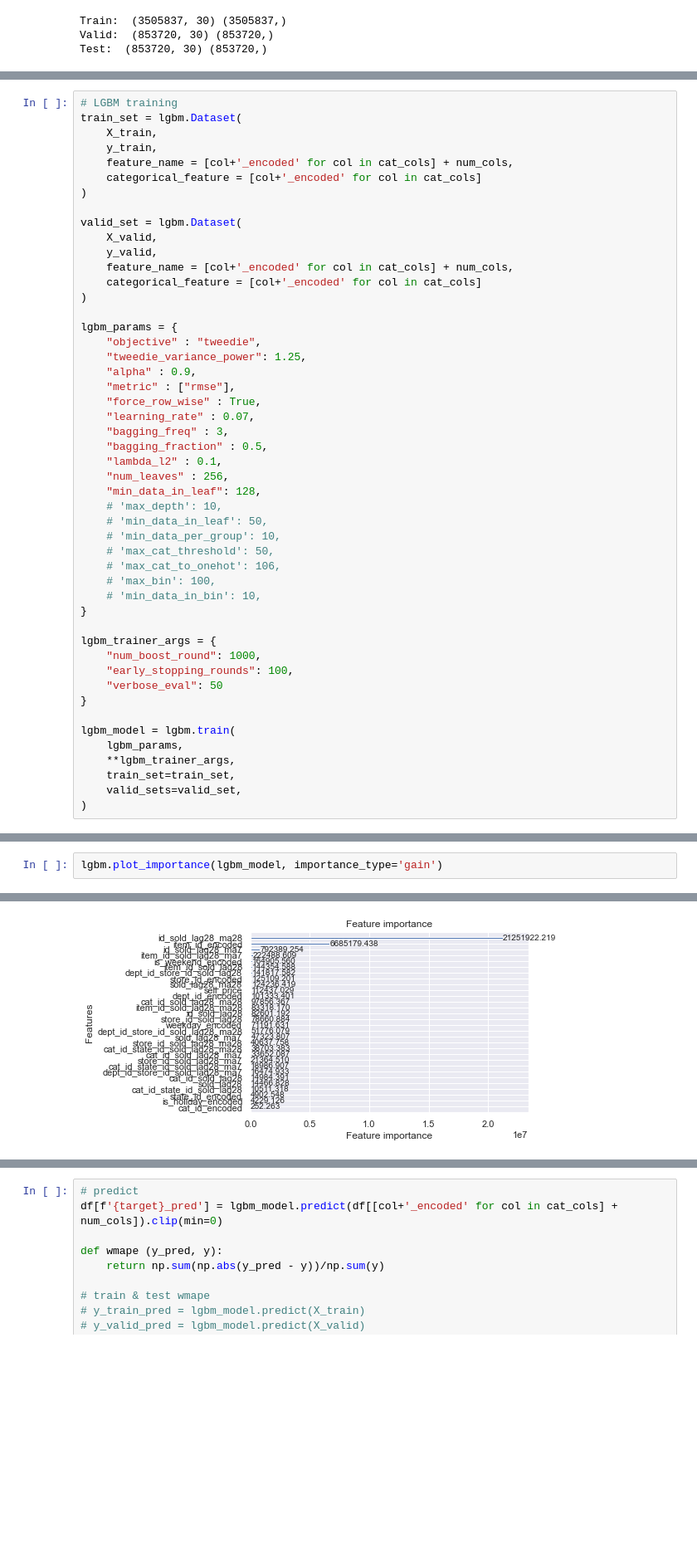
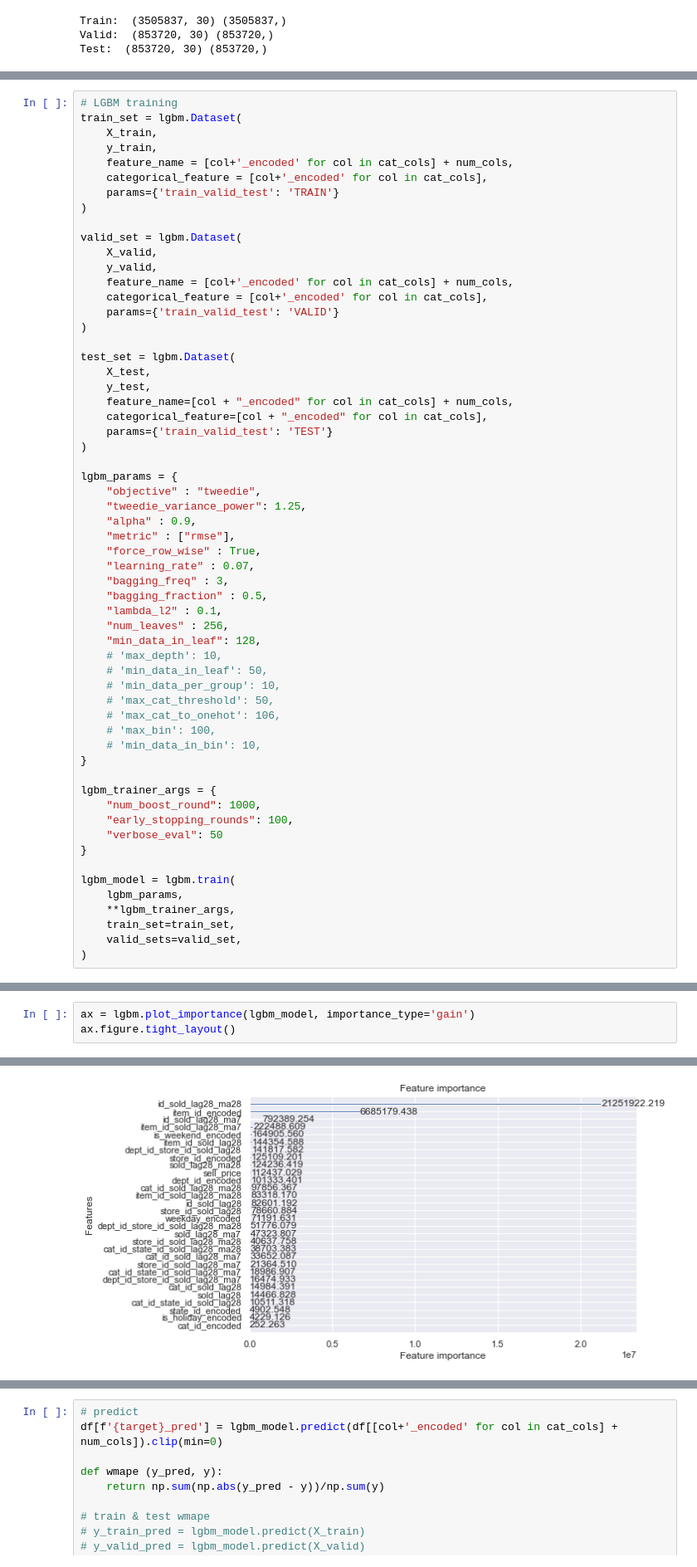
Before and after one commit to raymondlam19/m5_kedro_mlflow, a Jupyter notebook: notebooks/2_training.ipynb, the cells around one changed output, grey strips where cells are left out. Shown: that part at 83% size. Drawn from its saved outputs; the diff is of its cells as text; blank space fills up the shorter version.

```diff
--- a/notebooks/2_training.ipynb
+++ b/notebooks/2_training.ipynb
@@ -115,14 +64,24 @@ train_set = lgbm.Dataset(
     X_train,
     y_train,
     feature_name = [col+'_encoded' for col in cat_cols] + num_cols,
-    categorical_feature = [col+'_encoded' for col in cat_cols]
+    categorical_feature = [col+'_encoded' for col in cat_cols],
+    params={'train_valid_test': 'TRAIN'}
 )
 
 valid_set = lgbm.Dataset(
     X_valid,
     y_valid,
     feature_name = [col+'_encoded' for col in cat_cols] + num_cols,
-    categorical_feature = [col+'_encoded' for col in cat_cols]
+    categorical_feature = [col+'_encoded' for col in cat_cols],
+    params={'train_valid_test': 'VALID'}
+)
+
+test_set = lgbm.Dataset(
+    X_test,
+    y_test,
+    feature_name=[col + "_encoded" for col in cat_cols] + num_cols,
+    categorical_feature=[col + "_encoded" for col in cat_cols],
+    params={'train_valid_test': 'TEST'}
 )
 
 lgbm_params = {
@@ -171,5 +132,6 @@ Training until validation scores don't improve for 100 rounds
 Early stopping, best iteration is:
 [183]   valid_0's rmse: 2.21736
 # %%
-lgbm.plot_importance(lgbm_model, importance_type='gain')
+ax = lgbm.plot_importance(lgbm_model, importance_type='gain')
+ax.figure.tight_layout()
 # %% [output]
@@ -177,4 +138,4 @@ lgbm.plot_importance(lgbm_model, importance_type='gain')
-[figure, old version]
+[figure, new version]
 # %%
 lgbm.plot_importance(lgbm_model, importance_type='split')
 # %% [output]
```
Also changed, not shown: parts of 7 cells of this notebook, 7 other files.
